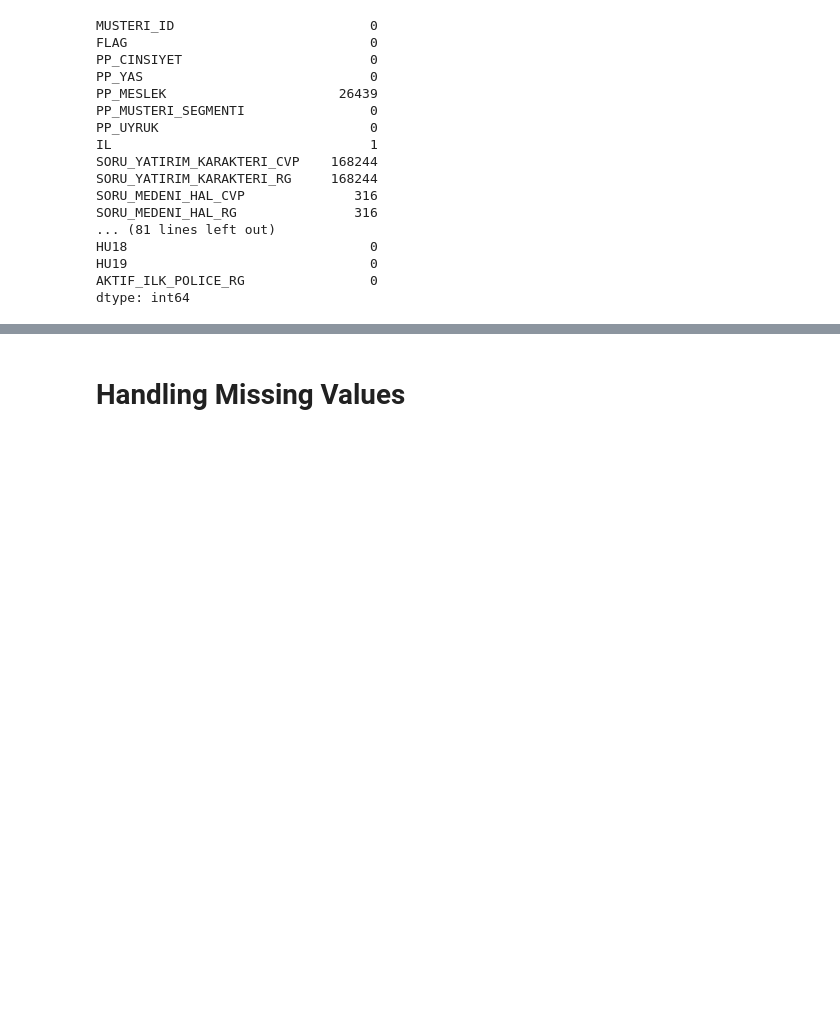
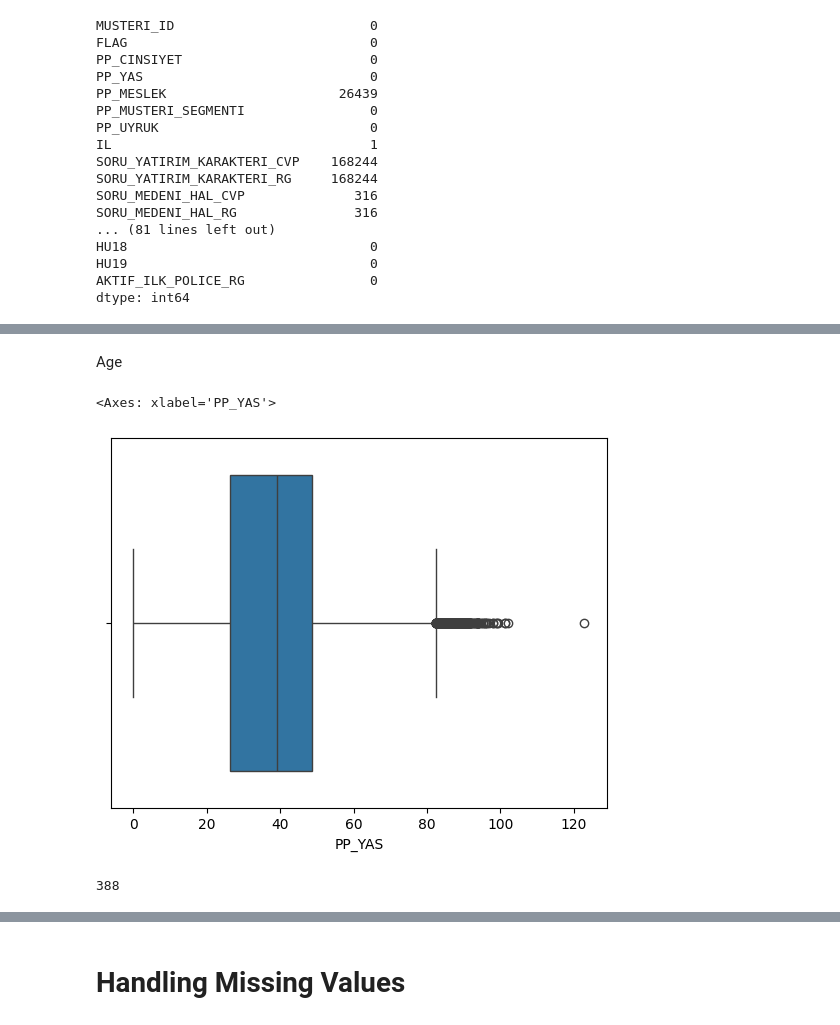
Before and after one commit to kutayozdur/Anadolu-Hayat-Datathon, a Jupyter notebook: model_1.ipynb, the cells around one changed output, grey strips where cells are left out. Cells and saved outputs as stored; diff of their text form; code cells hidden in the pictures; blank space fills up the shorter version.

```diff
--- a/model_1.ipynb
+++ b/model_1.ipynb
@@ -194,0 +209,11 @@ def drop_cols_func(df):
+# %% [markdown]
+Age
+# %%
+sns.boxplot(data=train_set, x='PP_YAS')
+# %% [output]
+<Axes: xlabel='PP_YAS'>
+[figure, added]
+# %%
+train_set[train_set['PP_YAS'] > 100].size
+# %% [output]
+388
```
Also changed, not shown: parts of 105 cells of this notebook.
